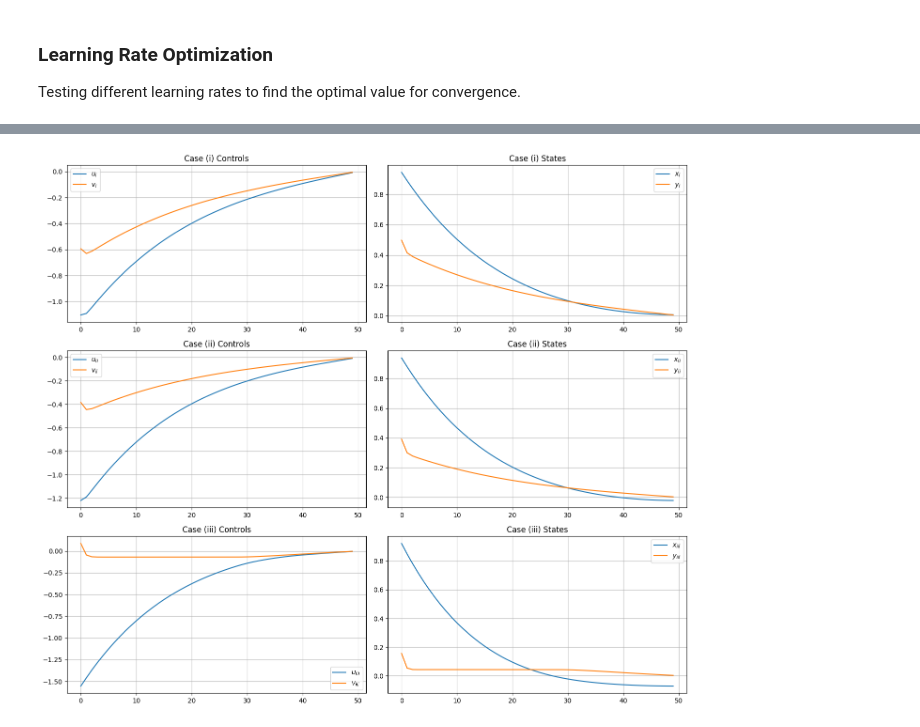
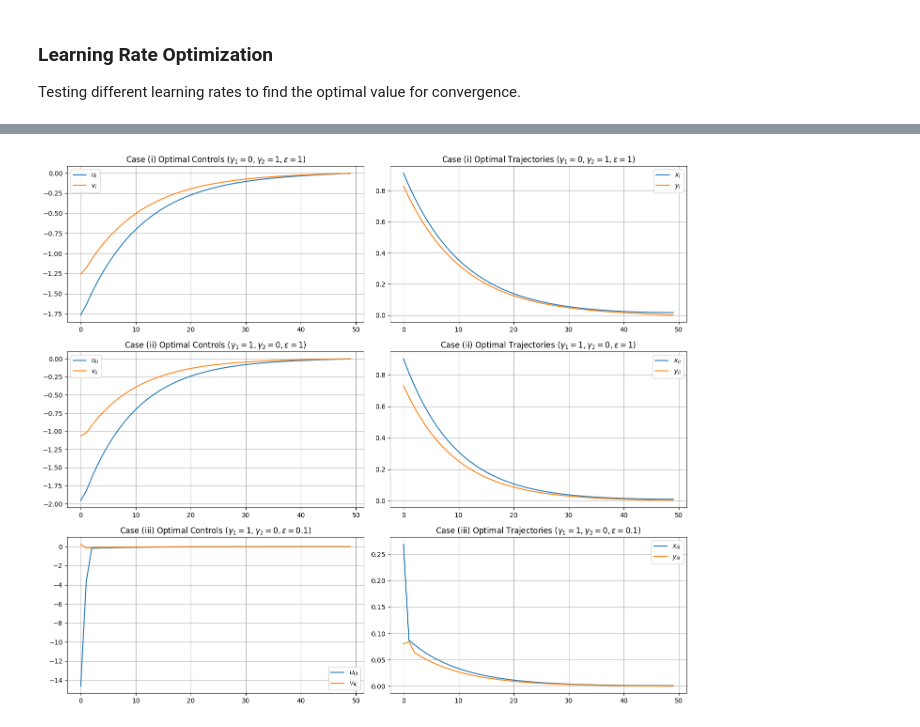
Before and after one commit to umarsdq/optimisationCW, a Jupyter notebook: optimisation.ipynb, the cells around one changed output, grey strips where cells are left out. Saved outputs shown, nothing was run; the diff lists cells and outputs as text; code cells hidden in the pictures.

Commit message:
Change max iter to 5k and minor changes

```diff
--- a/optimisation.ipynb
+++ b/optimisation.ipynb
@@ -412,13 +412,13 @@ def calculate_full_cost(u, v, x, y, gamma1, gamma2, epsilon):
 
 # Test different learning rates to find optimal value for all three cases
 learning_rates = [1e-5, 5e-5, 1e-4, 5e-4, 1e-3, 5e-3, 1e-2, 5e-2, 1e-1]
-test_iterations = 5000
+test_iterations = 20000
 
 # Test cases: (gamma1, gamma2, epsilon, label)
 test_cases = [
-    (0, 1, 1, 'Case (i)'),
-    (1, 0, 1, 'Case (ii)'),
-    (1, 0, 0.1, 'Case (iii)')
+    (0, 1, 1, r'Case (i) ($\gamma_1=0, \gamma_2=1, \epsilon=1$)'),
+    (1, 0, 1, r'Case (ii) ($\gamma_1=1, \gamma_2=0, \epsilon=1$)'),
+    (1, 0, 0.1, r'Case (iii) ($\gamma_1=1, \gamma_2=0, \epsilon=0.1$)')
 ]
 
 all_costs = []
@@ -462,7 +462,6 @@ for idx, (costs, (gamma1, gamma2, epsilon, label), opt_lr) in enumerate(zip(all_
     ax.set_ylabel(r'Cost', fontsize=11)
     ax.set_title(label, fontsize=12)
     ax.grid(True, which='both', alpha=0.3)
-    ax.legend(fontsize=10)
 
 plt.tight_layout()
 plt.savefig('plots/learning_rate_comparison.png', bbox_inches='tight', dpi=600)
@@ -506,20 +488,20 @@ Case (iii)
 # %%
 # Parameters
 lr = 1e-1  # optimal
-n_iter = 10000
+max_iter = 5000
 
 # Case i
-u_i, v_i = gradient_descent(gamma1=0, gamma2=1, epsilon=1, lr=1e-4, n_iter=10000)
+u_i, v_i = gradient_descent(gamma1=0, gamma2=1, epsilon=1, lr=opt_lr, n_iter=max_iter)
 x_i = Sx @ u_i + cx
 y_i = Sy @ v_i + cy
 
 # Case ii
-u_ii, v_ii = gradient_descent(gamma1=1, gamma2=0, epsilon=1, lr=1e-4, n_iter=10000)
+u_ii, v_ii = gradient_descent(gamma1=1, gamma2=0, epsilon=1, lr=opt_lr, n_iter=max_iter)
 x_ii = Sx @ u_ii + cx
 y_ii = Sy @ v_ii + cy
 
 # Case iii
-u_iii, v_iii = gradient_descent(gamma1=1, gamma2=0, epsilon=0.1, lr=1e-4, n_iter=10000)
+u_iii, v_iii = gradient_descent(gamma1=1, gamma2=0, epsilon=0.1, lr=opt_lr, n_iter=max_iter)
 x_iii = Sx @ u_iii + cx
 y_iii = Sy @ v_iii + cy
 
@@ -529,49 +511,49 @@ plt.figure(figsize=(14, 12))
 plt.subplot(3, 2, 1)
 plt.plot(u_i, label=r'$u_i$')
 plt.plot(v_i, label=r'$v_i$')
-plt.title(r'Case (i) Controls')
+plt.title(r'Case (i) Optimal Controls ($\gamma_1=0, \gamma_2=1, \epsilon=1$)')
 plt.grid(True)
 plt.legend()
 
 plt.subplot(3, 2, 2)
 plt.plot(x_i, label=r'$x_i$')
 plt.plot(y_i, label=r'$y_i$')
-plt.title(r'Case (i) States')
+plt.title(r'Case (i) Optimal Trajectories ($\gamma_1=0, \gamma_2=1, \epsilon=1$)')
 plt.grid(True)
 plt.legend()
 
 # Row 2
 plt.subplot(3, 2, 3)
 plt.plot(u_ii, label=r'$u_{ii}$')
 plt.plot(v_ii, label=r'$v_{ii}$')
-plt.title(r'Case (ii) Controls')
+plt.title(r'Case (ii) Optimal Controls ($\gamma_1=1, \gamma_2=0, \epsilon=1$)')
 plt.grid(True)
 plt.legend()
 
 plt.subplot(3, 2, 4)
 plt.plot(x_ii, label=r'$x_{ii}$')
 plt.plot(y_ii, label=r'$y_{ii}$')
-plt.title(r'Case (ii) States')
+plt.title(r'Case (ii) Optimal Trajectories ($\gamma_1=1, \gamma_2=0, \epsilon=1$)')
 plt.grid(True)
 plt.legend()
 
 # Row 3
 plt.subplot(3, 2, 5)
 plt.plot(u_iii, label=r'$u_{iii}$')
 plt.plot(v_iii, label=r'$v_{iii}$')
-plt.title(r'Case (iii) Controls')
+plt.title(r'Case (iii) Optimal Controls ($\gamma_1=1, \gamma_2=0, \epsilon=0.1$)')
 plt.grid(True)
 plt.legend()
 
 plt.subplot(3, 2, 6)
 plt.plot(x_iii, label=r'$x_{iii}$')
 plt.plot(y_iii, label=r'$y_{iii}$')
-plt.title(r'Case (iii) States')
+plt.title(r'Case (iii) Optimal Trajectories ($\gamma_1=1, \gamma_2=0, \epsilon=0.1$)')
 plt.grid(True)
 plt.legend()
 
 plt.tight_layout()
 plt.savefig('plots/L1_combined.png', dpi=600, bbox_inches='tight')
 plt.show()
 # %% [output]
-[figure, old version]
+[figure, new version]
```
Also changed, not shown: parts of 1 cell of this notebook, 3 other files.
